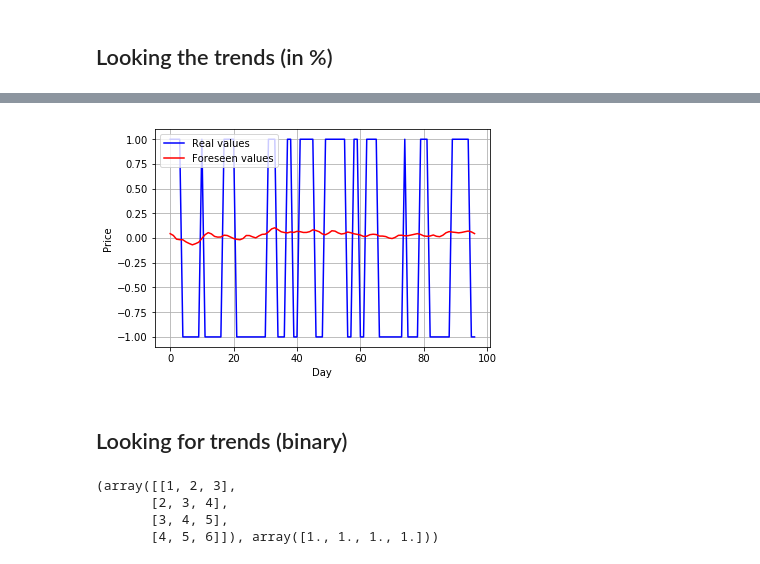
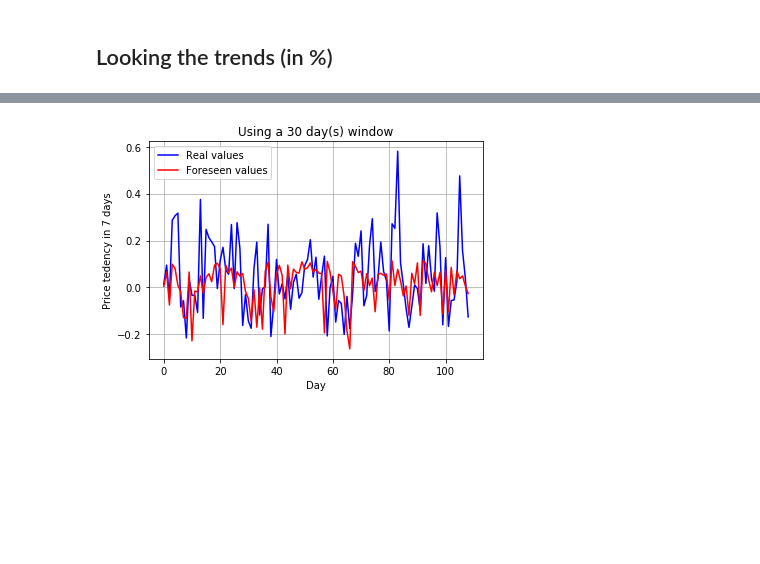
Before and after one commit to ithallojunior/bitcoin_data_analysis, a Jupyter notebook: data_analysis.ipynb, the cells around one changed output, grey strips where cells are left out. Drawn from its saved outputs; the diff is of its cells as text; code cells hidden in the pictures; blank space fills up the shorter version.

```diff
--- a/data_analysis.ipynb
+++ b/data_analysis.ipynb
@@ -62,5 +65,5 @@ print series_creator(a, y, length=2, extra_days=2)
 # %%
-X, y = series_creator(X=mid.values, y=data.High.values, length=15, extra_days=2) # because 1 is default
+X, y = series_creator(X=mid.values, y=df.High, length=span, foresee_days=days)
 print X.shape, y.shape
 scaler = MinMaxScaler()
 scaler.fit(X)
@@ -139,0 +152,4 @@ pred = reg.predict(X_test_std)
+# %%
+X_train_std2, X_test_std2, y_train2, y_test2 = train_test_split(X_std2, y2, test_size=0.33, random_state=42)
+print X_train_std2.shape, X_test_std2.shape
+print y_train2.shape, y_test2.shape
@@ -139,0 +159,25 @@ pred = reg.predict(X_test_std)
+# %%
+y_test_bin = np.where(1, y_test2>0, 0)
+
+def bin_score(pred, y_bin):
+    res = 0
+    le = len(pred)
+    pred_bin = np.where(1, pred>0, 0)
+    for i in xrange(le):
+        if y_bin[i]==pred_bin[i]:
+            res +=1
+    return float(res)/le
+
+
+def best_finder_b(ann, tot, mmin=0):
+    ft = mmin
+    for i in xrange(tot):
+        ann.fit(X_train_std2, y_train2)
+        pred = ann.predict(X_test_std2)
+        mf = bin_score(pred, y_test_bin)
+        #print i
+        if mf>ft:
+            print "better one found:", mf, i
+            ft = mf
+            my = copy.copy(ann)
+    return my
@@ -139,0 +186,7 @@ pred = reg.predict(X_test_std)
+# %%
+#reg.fit(X_train_std, y_train)
+reg2 = best_finder_b(reg, 500, 0.2)
+print reg2.score(X_test_std2, y_test2)
+pred2 = reg2.predict(X_test_std2)
+print "Accuracy for binarization", bin_score(pred2, y_test_bin)
+pred_bin = np.where(1, pred2>0, 0)
@@ -140,40 +202,11 @@ pred = reg.predict(X_test_std)
 # %%
-plt.plot(y_test, c='b', label="Real values")
-plt.plot(pred, c='r', label="Foreseen values")
+plt.plot(y_test2, c='b', label="Real values")
+plt.plot(pred2, c='r', label="Foreseen values")
 plt.xlabel("Day")
 plt.grid()
-plt.ylabel("Price")
+plt.title("Using a %s day(s) window"%span)
+plt.ylabel("Price tedency in %s days"%days)
 plt.legend(loc='best')
 plt.show()
 # %% [output]
-[figure, old version]
+[figure, new version]
-# %% [markdown]
-## Looking for trends (binary)
-# %%
-# return the time series till the day before to the day after, but in % to the previous
-def series_creator_binary(X, y=None, length=30, extra_days_to_see=0):
-    m = X.shape[0]
-    X_n = []
-    y_n = []
-    for i in xrange(length, (m-extra_days_to_see)):
-        X_n.append(X[(i-length):i])
-        if y is not None:
-            a = y[i + extra_days_to_see] - y[i]
-            if a >= 0.:
-                y_n.append(1.)
-            else:
-                y_n.append(0)
-
-
-    if y is None:
-        return np.vstack((X_n))
-    else:
-        return np.vstack((X_n)), np.hstack((y_n))
-a = np.array([1, 2, 3, 4, 5, 6, 7, 8])
-y = np.array([1, 2, 3, 4, 5, 6, 7, 8])
-print series_creator_binary(a,y, length=3, extra_days_to_see=1)
-# %% [output]
-(array([[1, 2, 3],
-       [2, 3, 4],
-       [3, 4, 5],
-       [4, 5, 6]]), array([1., 1., 1., 1.]))
```
Also changed, not shown: parts of 36 cells of this notebook.
